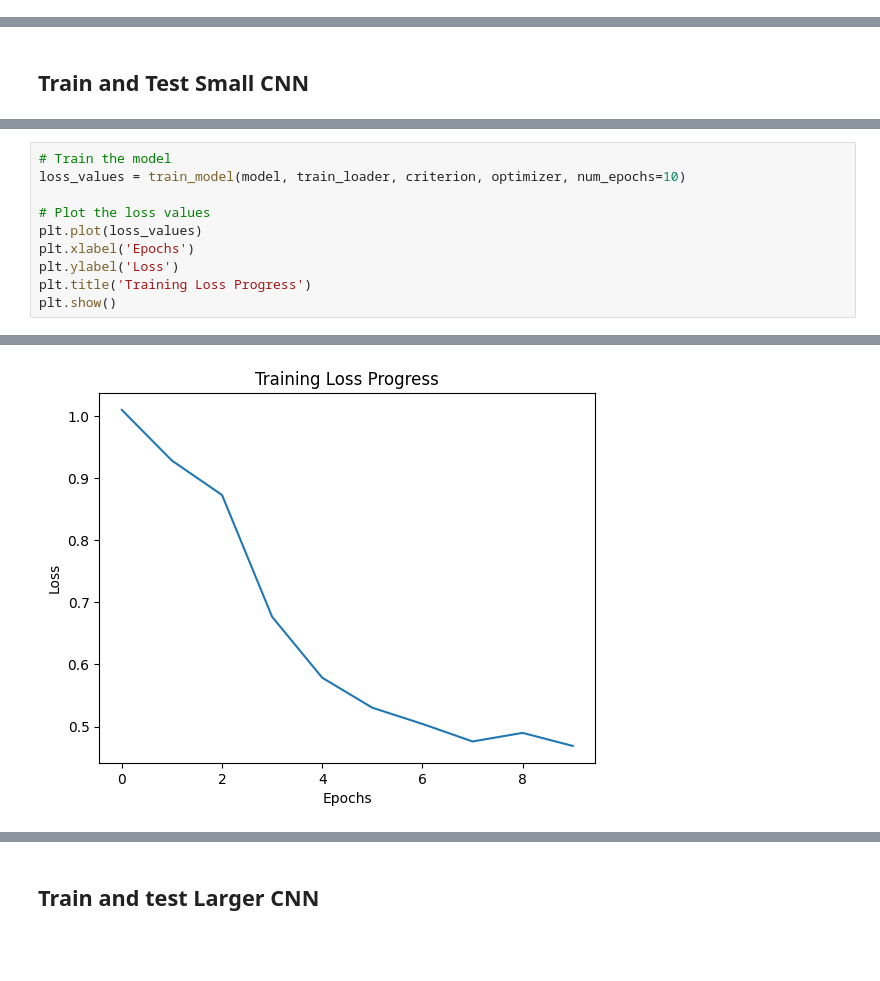
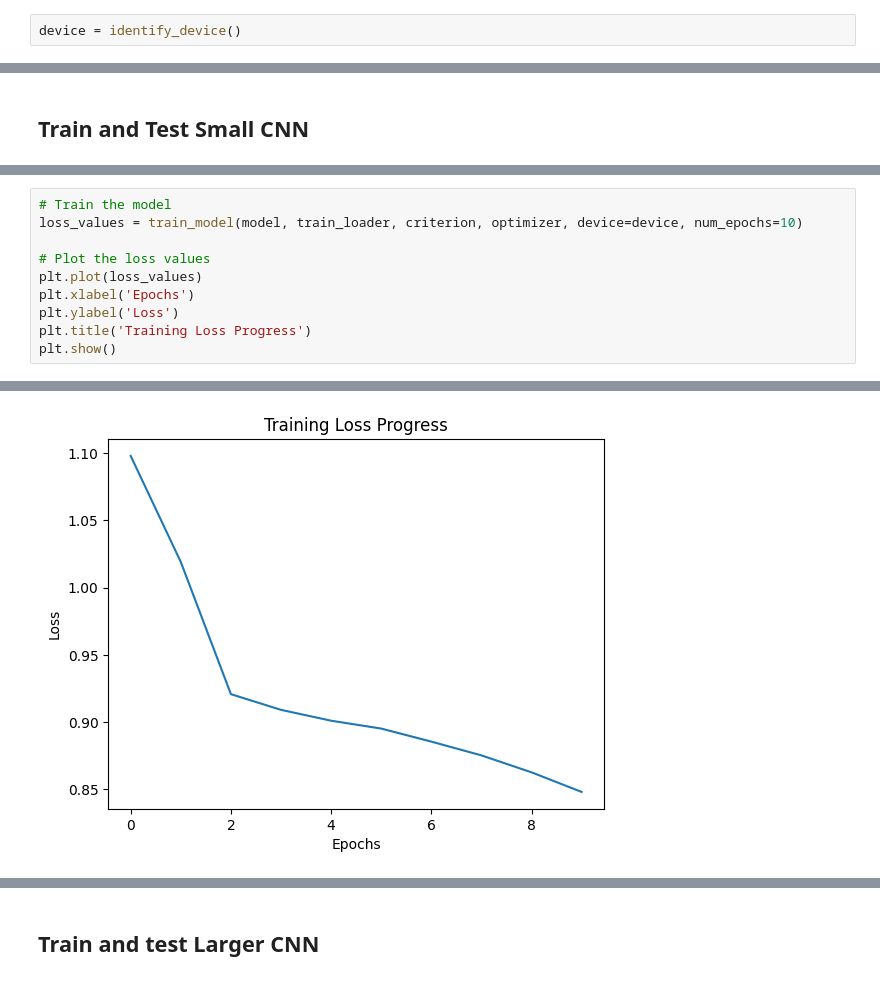
Before and after one commit to tls54/THz-TD-CNN, a Jupyter notebook: Model_testing.ipynb, the cells around one changed output, grey strips where cells are left out. Saved outputs shown, nothing was run; the diff lists cells and outputs as text; blank space fills up the shorter version.

```diff
--- a/Model_testing.ipynb
+++ b/Model_testing.ipynb
@@ -19,0 +15,2 @@ Using device: mps
+# %%
+device = identify_device()
@@ -76,6 +79,6 @@ NameError: name 'num_classes' is not defined
 # %%
 # Train the model
-loss_values = train_model(model, train_loader, criterion, optimizer, num_epochs=10)
+loss_values = train_model(model, train_loader, criterion, optimizer, device=device, num_epochs=10)
 
 # Plot the loss values
 plt.plot(loss_values)
@@ -97,4 +100,4 @@ Epoch [10/10], Loss: 0.4689
-[figure, old version]
+[figure, new version]
 # %%
 # Load the validation dataset
 val_data = torch.load("Validation.pt", weights_only=False)
```
Also changed, not shown: parts of 12 cells of this notebook, 1 other file.
